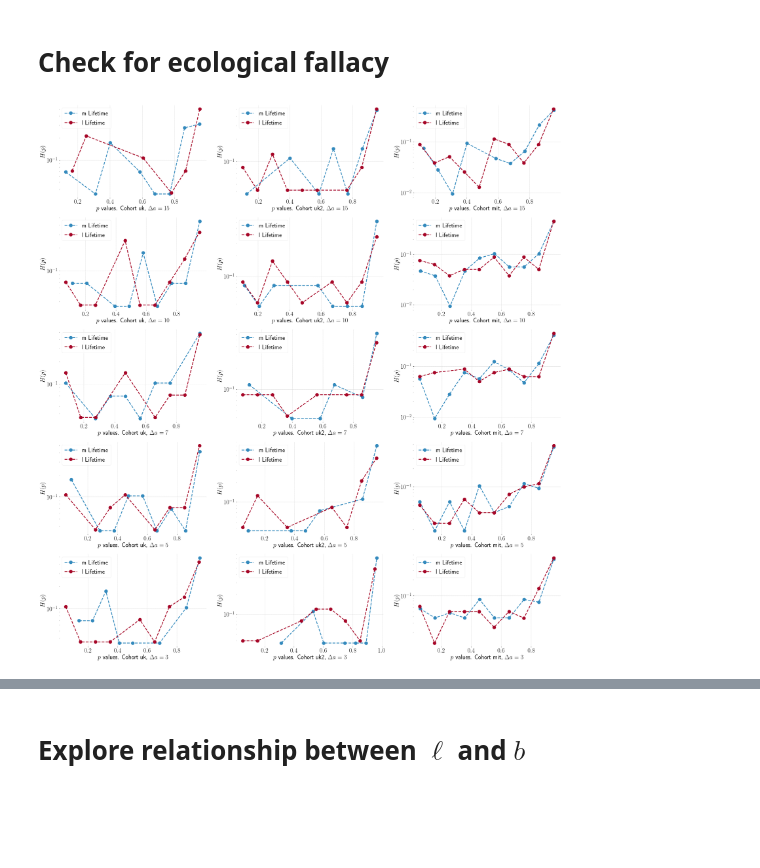
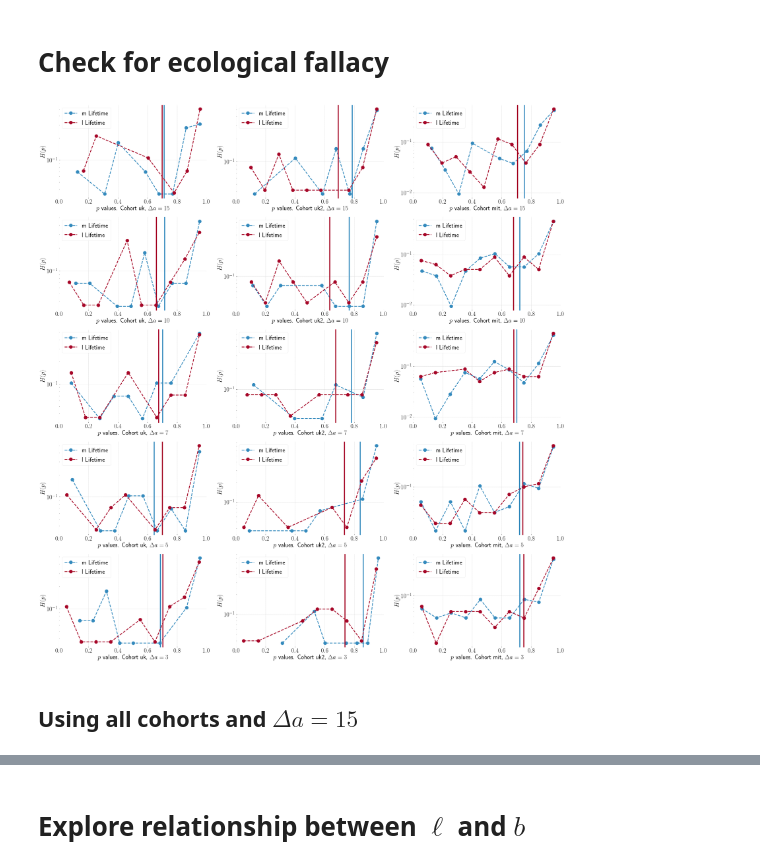
Before and after one commit to nitnelav27/comm_patterns, a Jupyter notebook: 202111.ipynb, the cells around one changed output, grey strips where cells are left out. Cells and saved outputs as stored; diff of their text form; code cells hidden in the pictures; blank space fills up the shorter version.

Commit message:
new versions of main paper figures

```diff
--- a/202111.ipynb
+++ b/202111.ipynb
@@ -49,0 +168,4 @@ The autoreload extension is already loaded. To reload it, use:
+# %%
+survival = {}
+for c in dff.keys():
+    survival[c] = pc.get_survival(dff[c], lambdamax=25)
@@ -49,0 +209,30 @@ The autoreload extension is already loaded. To reload it, use:
+# %%
+tmp = pd.DataFrame()
+for s in range(6):
+    df = surv_cont[s].reset_index()
+    df.columns = ['lc', 'p']
+    df['lc'] *= 10
+    df['f'] = 2**s
+    ttmmpp = pd.DataFrame({'x': df['f'], 'y': df['lc'], 'z': df['p']})
+    tmp = tmp.append(ttmmpp).reset_index(drop=True)
+tmp.to_csv(f"../commpatterns/PNAS_paper/figs/contour.dat", header=False, index=False, sep="\t")
+# %%
+points_it = pc.get_survival(dff['it'], unbinned=True, lambdamax=25)
+
+tmp = pd.DataFrame()
+for s in points_it.keys():
+    if s <= 2**5 + 1:
+        df = points_it[s].reset_index()
+        df.columns = ['lc', 'p']
+        df['lc'] *= 10
+        df['f'] = s
+        ttmmpp = pd.DataFrame({'x': df['f'], 'y': df['lc'], 'z': df['p']})
+        tmp = tmp.append(ttmmpp).reset_index(drop=True)
+sub = [(i/4, (i + 1)/4) for i in range(4)]
+p = 0
+for s in sub:
+    df = tmp.loc[(tmp['z'] > s[0]) & (tmp['z'] <= s[1])]
+    df = df.drop(columns='z')
+    df.to_csv(f'../commpatterns/PNAS_paper/figs/points{p}.dat', header=False, index=False, sep="\t")
+    print(s)
+    p += 1
@@ -68,7 +264,7 @@ a[3][1] = (4, 25, 46)
 a[3][2] = (2, 40, 78)
 # %%
 ksp = {}
-for c in ['uk', 'uk2', 'mit']:
+for c in ['uk', 'uk2', 'it', 'mit']:
     ksp[c] = {}
     for Da in a.keys():
         ksp[c][Da] = {}
@@ -91,17 +287,25 @@ for c in ['uk', 'uk2', 'mit']:
 # %%
 plt.figure(figsize=(12*3, 8*5))
 p = 1
 for Da in a.keys():
     for c in ksp.keys():
         plt.subplot(5, 3, p)
         plt.semilogy()
+        plt.xlim(0, 1)
         plt.xlabel(fr"$p$ values. Cohort {c}, $\Delta a = {Da}$")
         plt.ylabel(r'$H(p)$')
+        m = 0
         for s in ['m', 'l']:
             H = pc.histogram(ksp[c][Da][s], 10, log=False)
-            plt.plot(H['label'], H['pmf'], marker=markers[0], markersize=13, ls="dashed", lw=3, label=f"{s} Lifetime")
+            H['tmp'] = H['label'] * H['h']
+            avg = sum(H['tmp']) / sum(H['h'])
+            plt.plot(H['label'], H['pmf'], marker=markers[0], markersize=13, ls="dashed", lw=3, c=colors[m], label=f"{s} Lifetime")
+            plt.axvline(avg, ls="solid", lw=4, c=colors[m])
+            m += 1
         plt.legend()
         p += 1
 plt.savefig("/home/vsvh/Desktop/A.png", dpi=150, pad_inches=2)
 # %% [output]
-[figure, old version]
+[figure, new version]
+# %% [markdown]
+## Using all cohorts and $\Delta a = 15$
```
Also changed, not shown: parts of 23 cells of this notebook, 2 other files.
